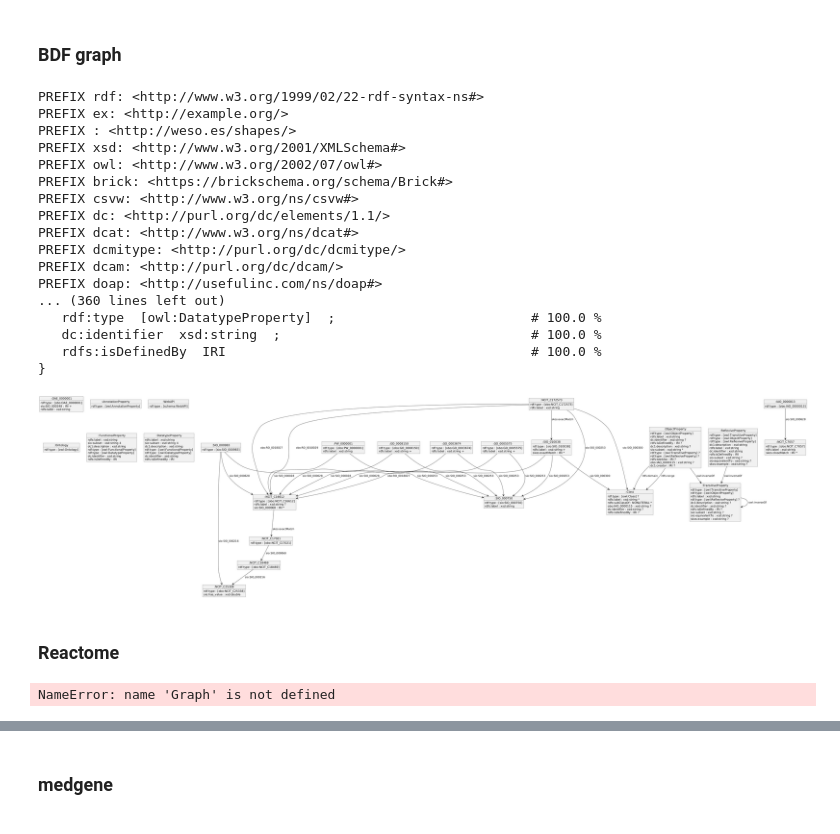
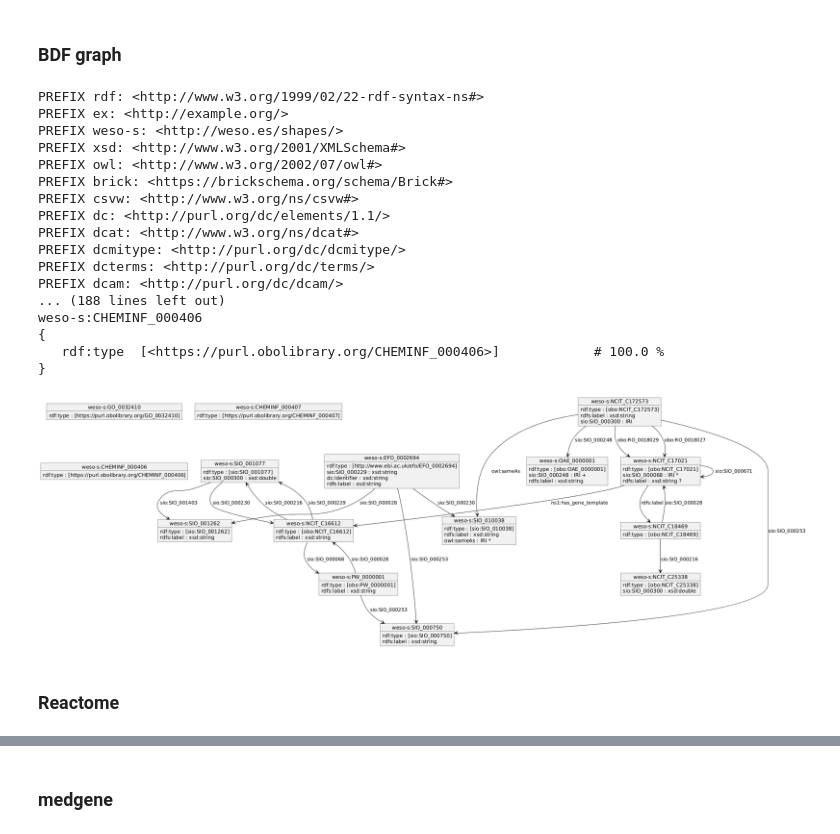
Before and after one commit to BioDataFuse/elixir_biohackathon_2024, a Jupyter notebook: docs/shexer.ipynb, the cells around one changed output, grey strips where cells are left out. Drawn from its saved outputs; the diff is of its cells as text; code cells hidden in the pictures.

```diff
--- a/docs/shexer.ipynb
+++ b/docs/shexer.ipynb
@@ -75,7 +75,7 @@ shaper = Shaper(all_classes_mode=True,
                 input_format=TURTLE,
                 namespaces_dict=namespaces_dict)  # Default rdf:type
 # %%
-rdf_png_path = os.path.join(os.getcwd(), "rdf_png_files/pcs_bdf-rdf.png")
+rdf_png_path = os.path.join(os.getcwd(), "rdf_png_files/BDF_example_graph-rdf.png")
 
 result = shaper.shex_graph(string_output=True,
                            acceptance_threshold=0.1,
@@ -84,7 +84,7 @@ print(result)
 # %% [output]
 PREFIX rdf: <http://www.w3.org/1999/02/22-rdf-syntax-ns#>
 PREFIX ex: <http://example.org/>
-PREFIX : <http://weso.es/shapes/>
+PREFIX weso-s: <http://weso.es/shapes/>
 PREFIX xsd: <http://www.w3.org/2001/XMLSchema#>
 PREFIX owl: <http://www.w3.org/2002/07/owl#>
 PREFIX brick: <https://brickschema.org/schema/Brick#>
@@ -92,29 +92,22 @@ PREFIX csvw: <http://www.w3.org/ns/csvw#>
 PREFIX dc: <http://purl.org/dc/elements/1.1/>
 PREFIX dcat: <http://www.w3.org/ns/dcat#>
 PREFIX dcmitype: <http://purl.org/dc/dcmitype/>
+PREFIX dcterms: <http://purl.org/dc/terms/>
 PREFIX dcam: <http://purl.org/dc/dcam/>
-PREFIX doap: <http://usefulinc.com/ns/doap#>
-... (360 lines left out)
-   rdf:type  [owl:DatatypeProperty]  ;                         # 100.0 %
-   dc:identifier  xsd:string  ;                                # 100.0 %
-   rdfs:isDefinedBy  IRI                                       # 100.0 %
+... (188 lines left out)
+weso-s:CHEMINF_000406
+{
+   rdf:type  [<https://purl.obolibrary.org/CHEMINF_000406>]            # 100.0 %
 }
 # %%
 from IPython.display import Image
-Image(filename='rdf_png_files/pcs_bdf-rdf.png')
+Image(filename='rdf_png_files/BDF_example_graph-rdf.png')
 # %% [output]
-[figure, old version]
+[figure, new version]
 # %% [markdown]
 ### Reactome
 # %%
 graph_path = os.path.join(os.getcwd(), "graph_files/reactome_homo_sapiens.owl")
-
-g = Graph()
-g.parse(graph_path)
-
-g.serialize(destination=graph_path)
-# %% [output]
-NameError: name 'Graph' is not defined
 # %%
 shaper = Shaper(all_classes_mode=True,
                 graph_file_input=graph_path,
```
Also changed, not shown: parts of 9 cells of this notebook.
